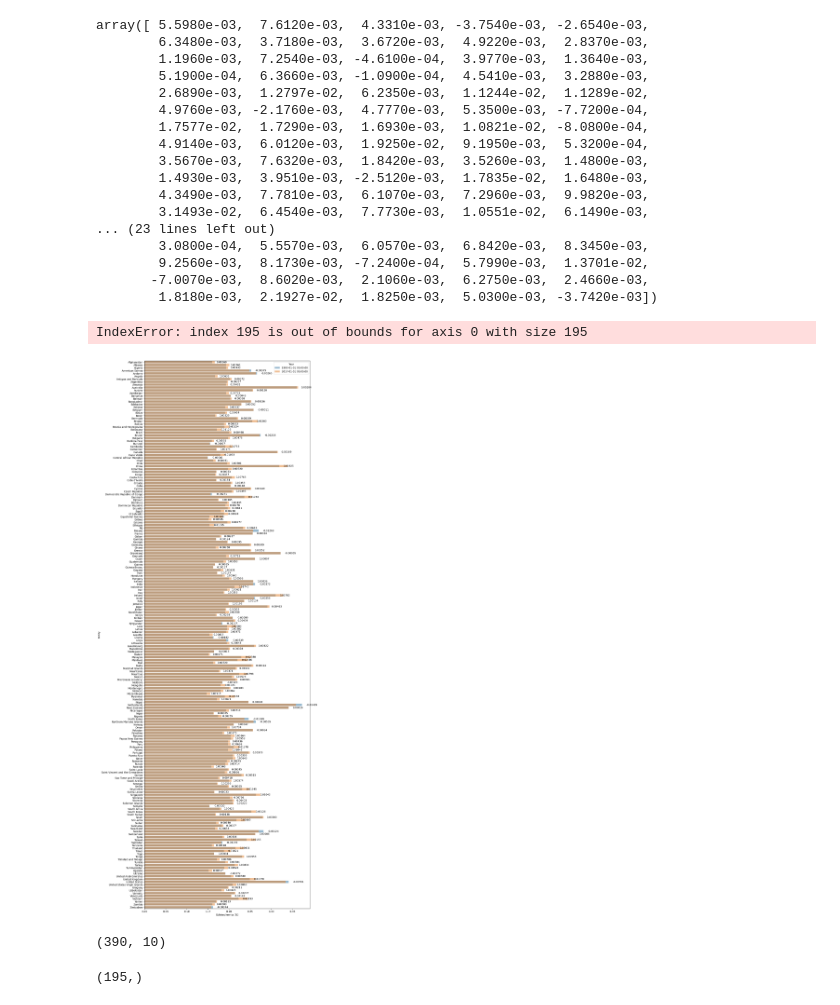
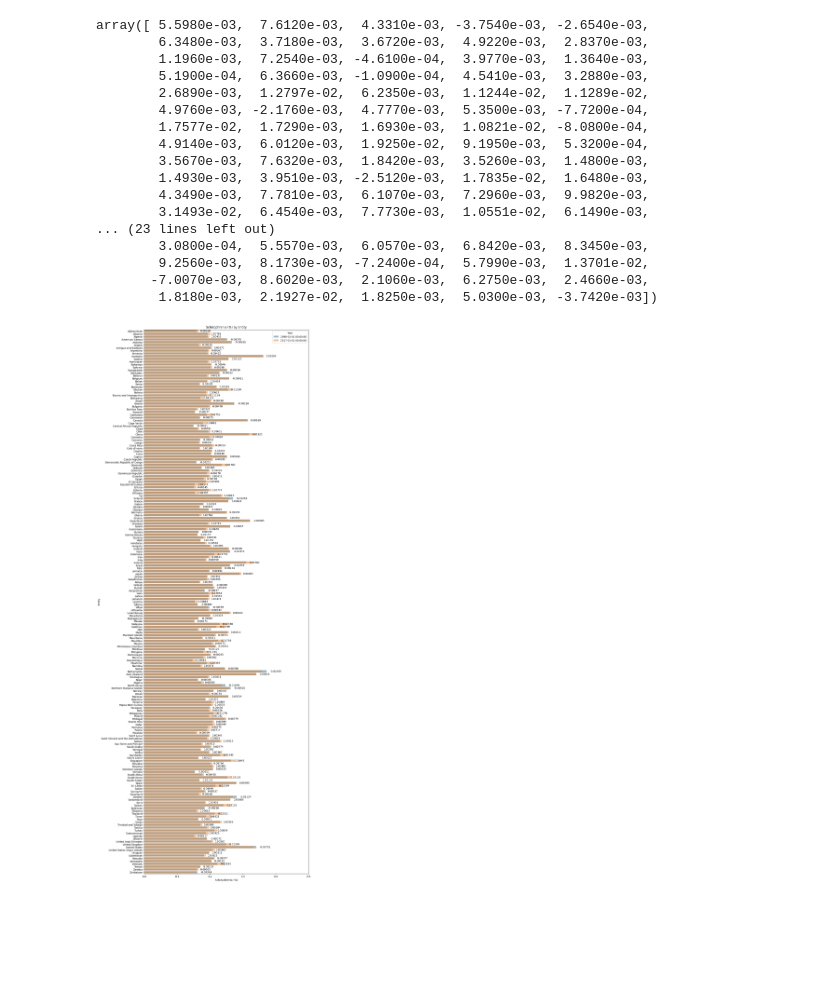
Before and after one commit to supernauth/mental_health_disorder, a Jupyter notebook: mental_health_disorder.ipynb, the cells around one changed output. Saved outputs shown, nothing was run; the diff lists cells and outputs as text; code cells hidden in the pictures; blank space fills up the shorter version.

Commit message:
Corrected the change bar plot

```diff
--- a/mental_health_disorder.ipynb
+++ b/mental_health_disorder.ipynb
@@ -536,38 +536,32 @@ array([ 5.5980e-03,  7.6120e-03,  4.3310e-03, -3.7540e-03, -2.6540e-03,
 # %%
 # It had to be sorted by Entity, it was sorted by Code
 df_prepared = df_disorders_filtered_sorted.sort_values(by="Entity")
-# %%
-plt.figure(figsize=(12, 40))
-
-ax = sns.barplot(
-    data=df_prepared,
-    y='Entity',
-    x='Schizophrenia (%)',
-    hue='Year',
-    alpha=0.5,
-    dodge=False
-)
-
-for i, bar in enumerate(ax.patches):
-    x = bar.get_width()
-    offset = 0.01
-    ax.text(x + offset, bar.get_y() + bar.get_height() / 2, f'{differences[i]:.5f}', ha='left', va='center', fontsize=10)
-
-
-plt.xlim(0, 0.5)
-plt.xlabel('Schizophrenia (%)')
-plt.ylabel('Entity')
-plt.title('Schizophrenia (%) by Entity')
-
-plt.show()
-# %% [output]
-IndexError: index 195 is out of bounds for axis 0 with size 195
-[figure, removed]
-# %%
-df_prepared.shape
-# %% [output]
-(390, 10)
-# %%
-differences.shape
-# %% [output]
-(195,)
+# %%
+plt.figure(figsize=(12, 40))
+
+ax = sns.barplot(
+    data=df_prepared,
+    y='Entity',
+    x='Schizophrenia (%)',
+    hue='Year',
+    alpha=0.5,
+    dodge=False
+)
+
+for i, bar in enumerate(ax.patches):
+    if i < 195:
+        x = bar.get_width()
+        offset = 0.01
+        ax.text(x + offset, bar.get_y() + bar.get_height() / 2, f'{differences[i]:.5f}', ha='left', va='center', fontsize=10)
+    else:
+        pass
+
+
+plt.xlim(0, 0.5)
+plt.xlabel('Schizophrenia (%)')
+plt.ylabel('Entity')
+plt.title('Schizophrenia (%) by Entity')
+
+plt.show()
+# %% [output]
+[figure, added]
```
